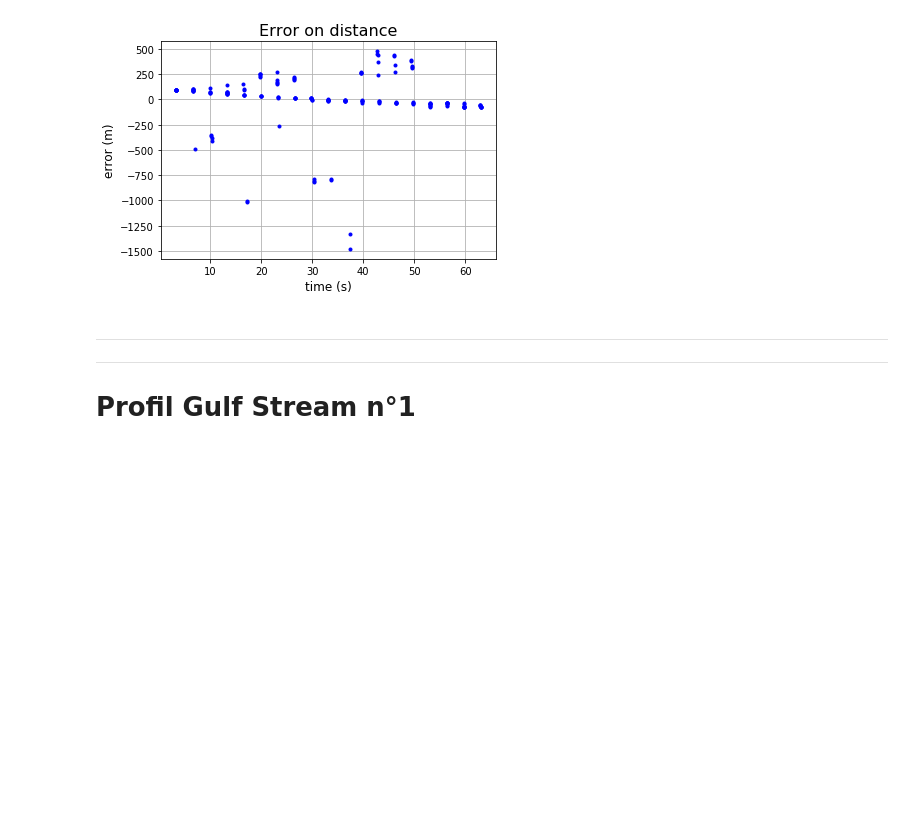
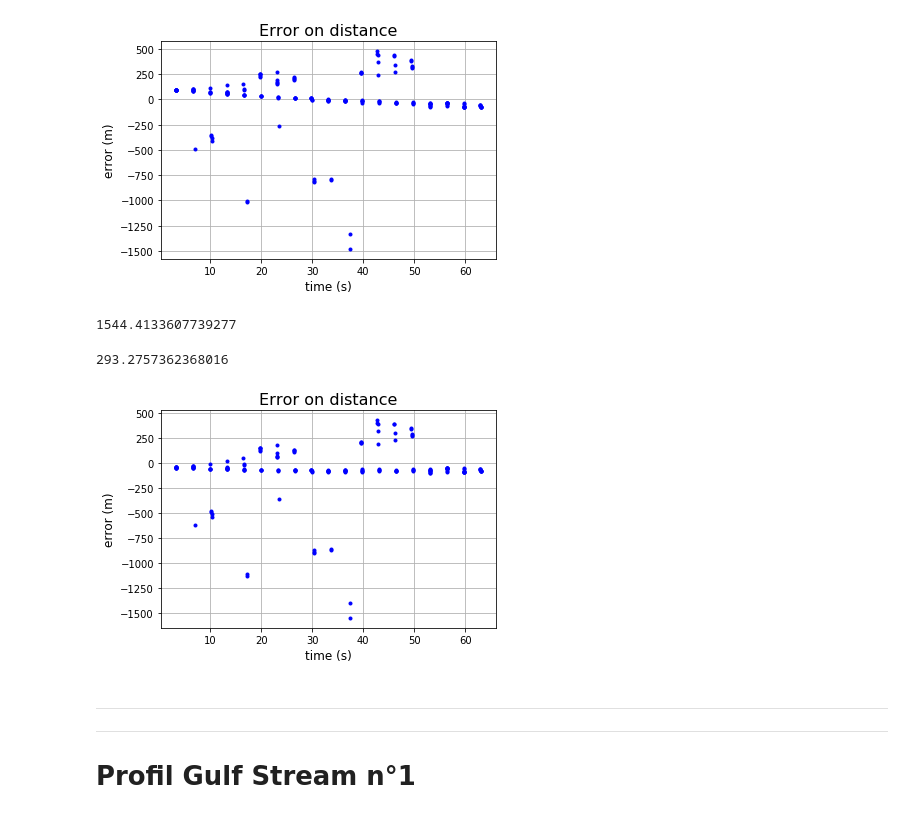
Before and after one commit to ponchama/Cognac_Acoustique, a Jupyter notebook: Bellhop/Partie5_methode_detection/Untitled.ipynb, the cells around one changed output. Cells and saved outputs as stored; diff of their text form; code cells hidden in the pictures; blank space fills up the shorter version.

```diff
--- a/Bellhop/Partie5_methode_detection/Untitled.ipynb
+++ b/Bellhop/Partie5_methode_detection/Untitled.ipynb
@@ -2090,6 +2117,32 @@ plt.grid()
 plt.savefig('erreur_med4', dpi=100)
 # %% [output]
 [figure]
+# %%
+Rtot1 = res1[0]* Time + res1[1]
+Diff_tot1 = REAL_RANGE - Rtot1
+# %%
+np.max(abs(Diff_tot1))
+# %% [output]
+1544.4133607739277
+# %%
+e_t = np.sqrt( np.mean( (Diff_tot1)**2 ) )
+e_t
+# %% [output]
+293.2757362368016
+# %%
+### error on range : real range - range from linear regression
+plt.figure()
+#plt.plot(Time, Diff3_tot, 'b.', label='Régression Divisée en 3 blocs')
+plt.plot(Time, Diff_tot1, 'b.', label='Régression unique')
+plt.title('Error on distance',fontsize=16)
+plt.xlabel('time (s)',fontsize=12)
+plt.ylabel('error (m)',fontsize=12)
+plt.grid()
+#plt.legend(loc=4)
+
+plt.savefig('erreur_med4', dpi=100)
+# %% [output]
+[figure, added]
 # %%
 #### Les très grands erreurs entre -250 et -1500m correspondent aux réfléchis-fond.
 #        ---> est-ce une erreur de calcul d'amplitude de bellhop ou pas ?
```
Also changed, not shown: parts of 76 cells of this notebook, 1 other file.
